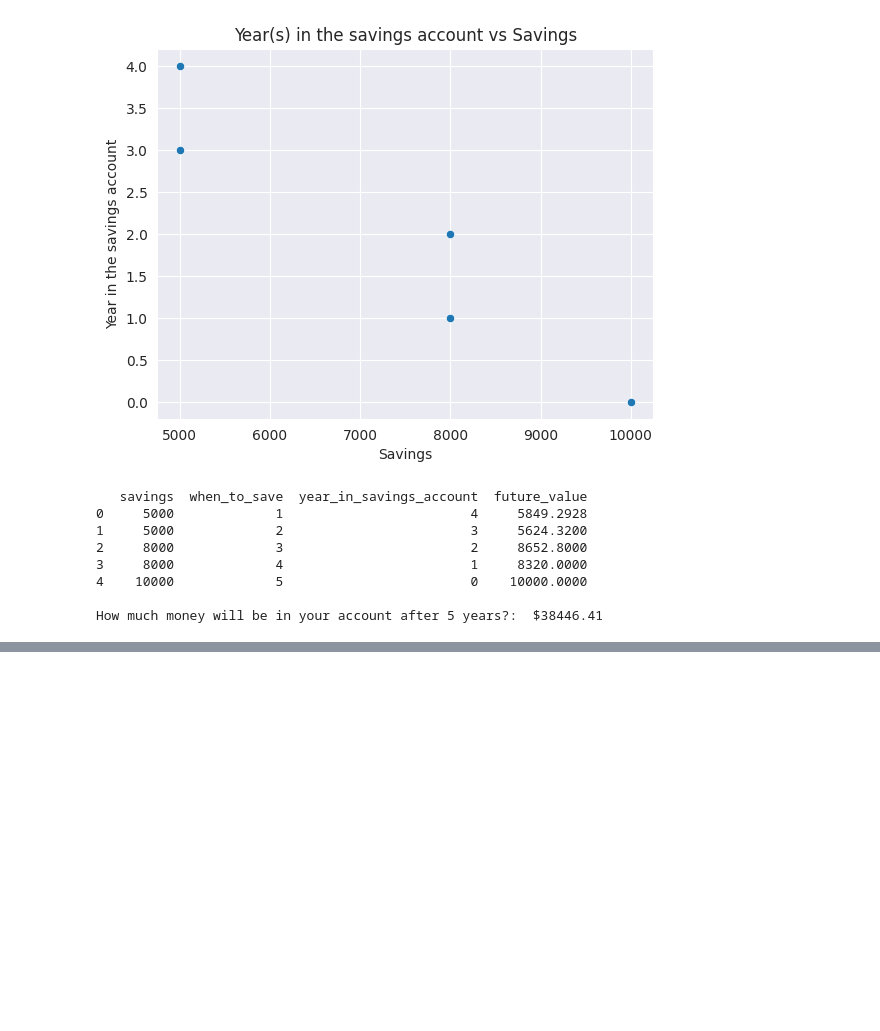
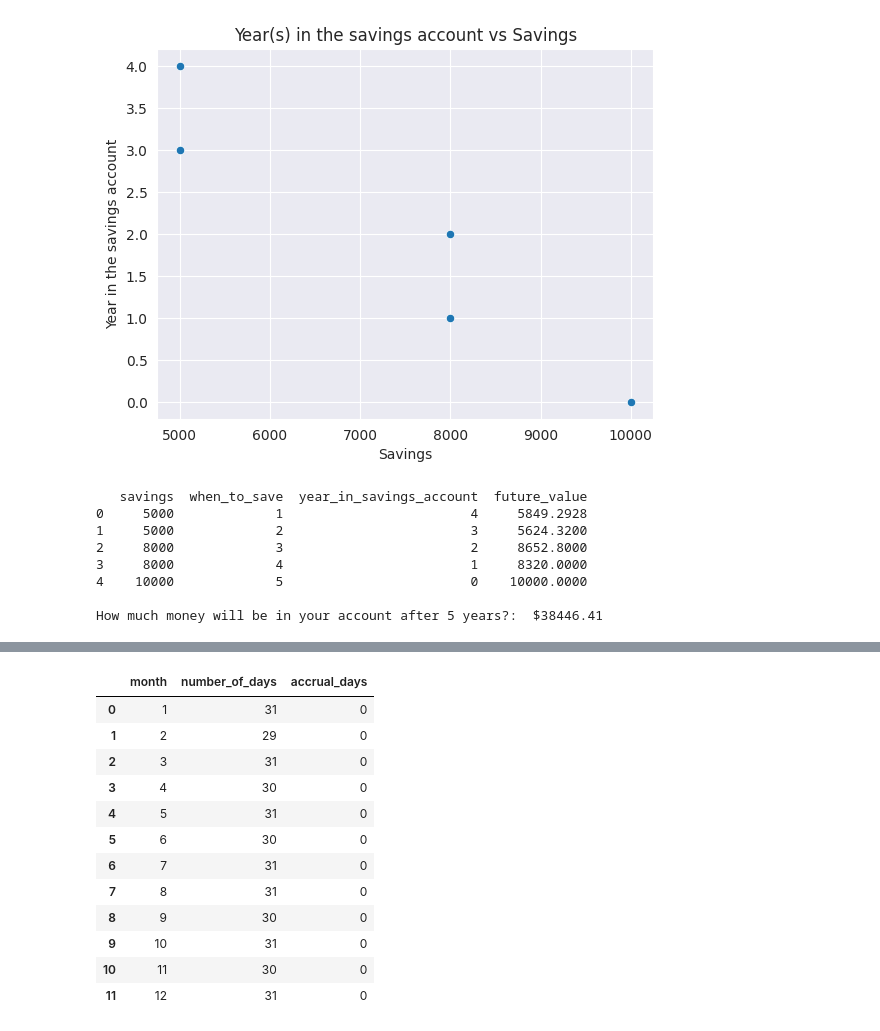
Before and after one commit to horasan/ml, a Jupyter notebook: R_LER_TREASURY_FIXED_INCOME_1.ipynb, the cells around one changed output, grey strips where cells are left out. Drawn from its saved outputs; the diff is of its cells as text; code cells hidden in the pictures; blank space fills up the shorter version.

```diff
--- a/R_LER_TREASURY_FIXED_INCOME_1.ipynb
+++ b/R_LER_TREASURY_FIXED_INCOME_1.ipynb
@@ -374,0 +411,34 @@ How much money will be in your account after 5 years?:  $38446.41
+# %%
+calendar.monthrange(2024, 9)
+
+calender_data = {
+    "month" : np.arange(1, 13, 1),
+    "number_of_days" : np.zeros((12,), dtype=int),
+    "accrual_days": np.zeros((12,), dtype=int)
+}
+
+# create dataframe
+calender_df = pd.DataFrame(data = calender_data, columns=["month", "number_of_days", "accrual_days"])
+
+# add number of days for each month
+calender_df["number_of_days"] = calender_df.apply(lambda row: calendar.monthrange(2024, row["month"])[1], axis=1 )
+
+last_coupon_payment_date = datetime.datetime(2020, 6, 15)
+sold_date = datetime.datetime(2020, 8, 15)
+next_coupon_payment_date = datetime.datetime(2020, 12, 15)
+
+calender_df
+# %% [output]
+|  | month | number_of_days | accrual_days |
+| 0 | 1 | 31 | 0 |
+| 1 | 2 | 29 | 0 |
+| 2 | 3 | 31 | 0 |
+| 3 | 4 | 30 | 0 |
+| 4 | 5 | 31 | 0 |
+| 5 | 6 | 30 | 0 |
+| 6 | 7 | 31 | 0 |
+| 7 | 8 | 31 | 0 |
+| 8 | 9 | 30 | 0 |
+| 9 | 10 | 31 | 0 |
+| 10 | 11 | 30 | 0 |
+| 11 | 12 | 31 | 0 |
```
Also changed, not shown: parts of 13 cells of this notebook.
